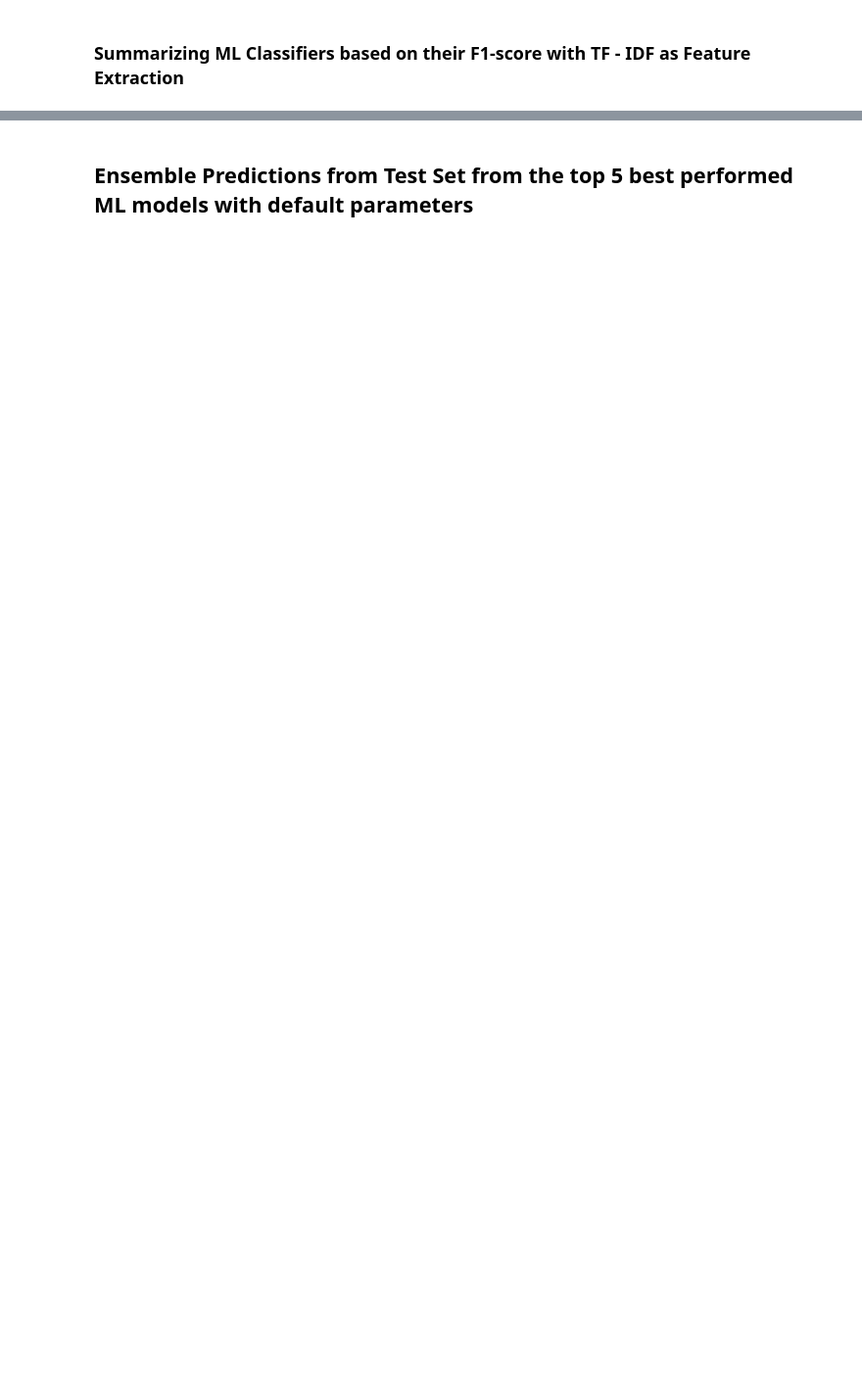
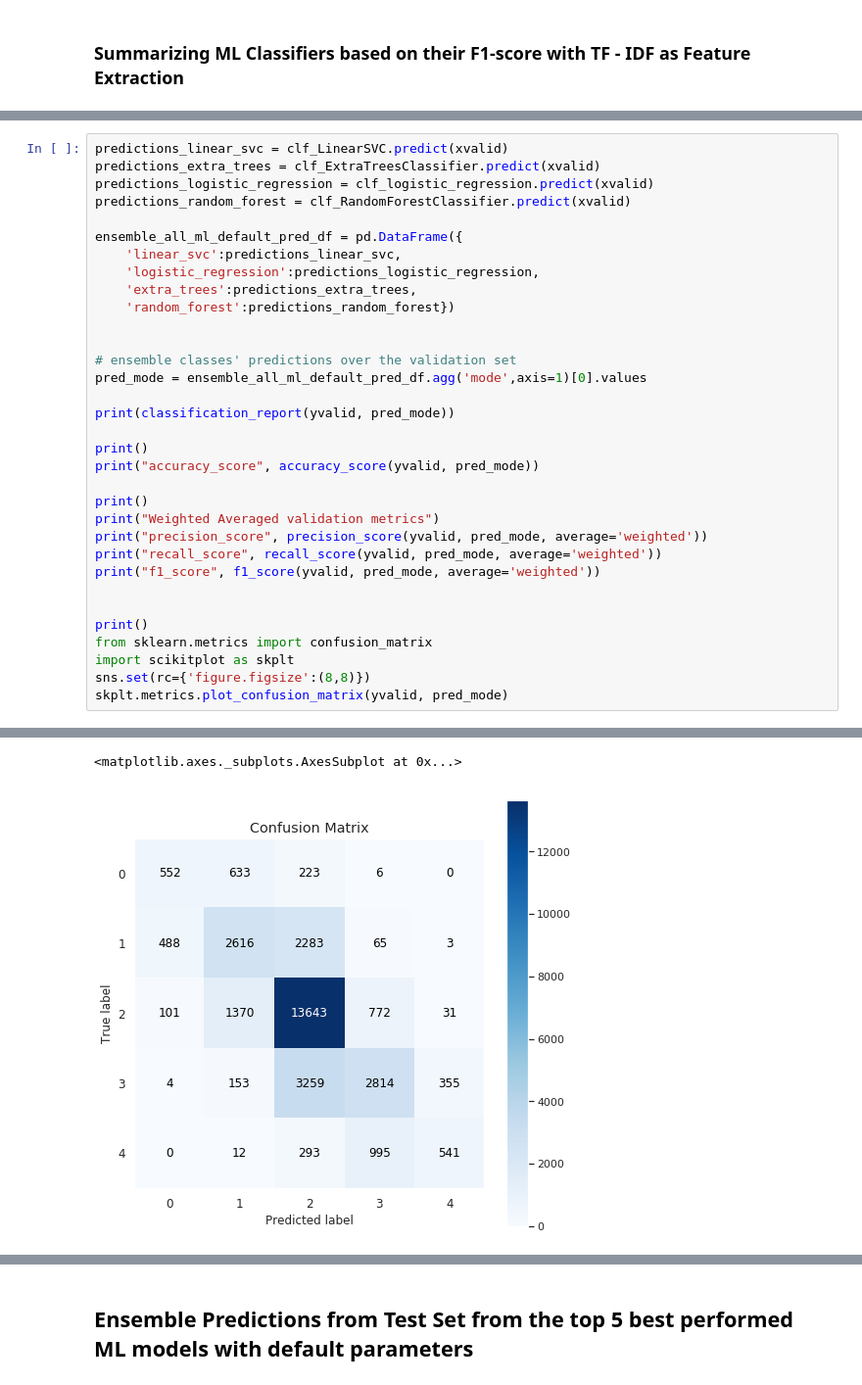
Before and after one commit to praxitelisk/MLND-P6-Capstone-Project-Movie-Review-Sentiment-Analysis, a Jupyter notebook: MovieReview -2- ML and TF-IDF.ipynb, the cells around one changed output, grey strips where cells are left out. Shown at 98% size. Drawn from its saved outputs; the diff is of its cells as text; blank space fills up the shorter version.

```diff
--- a/MovieReview -2- ML and TF-IDF.ipynb
+++ b/MovieReview -2- ML and TF-IDF.ipynb
@@ -930,0 +960,34 @@ ml_default_performance_metrics_df.sort_values(by="training-time", ascending=True
+# %%
+predictions_linear_svc = clf_LinearSVC.predict(xvalid)
+predictions_extra_trees = clf_ExtraTreesClassifier.predict(xvalid)
+predictions_logistic_regression = clf_logistic_regression.predict(xvalid)
+predictions_random_forest = clf_RandomForestClassifier.predict(xvalid)
+
+ensemble_all_ml_default_pred_df = pd.DataFrame({
+    'linear_svc':predictions_linear_svc,
+    'logistic_regression':predictions_logistic_regression,
+    'extra_trees':predictions_extra_trees,
+    'random_forest':predictions_random_forest})
+
+
+# ensemble classes' predictions over the validation set
+pred_mode = ensemble_all_ml_default_pred_df.agg('mode',axis=1)[0].values
+
+print(classification_report(yvalid, pred_mode))
+
+print()
+print("accuracy_score", accuracy_score(yvalid, pred_mode))
+
+print()
+print("Weighted Averaged validation metrics")
+print("precision_score", precision_score(yvalid, pred_mode, average='weighted'))
+print("recall_score", recall_score(yvalid, pred_mode, average='weighted'))
+print("f1_score", f1_score(yvalid, pred_mode, average='weighted'))
+
+
+print()
+from sklearn.metrics import confusion_matrix
+import scikitplot as skplt
+sns.set(rc={'figure.figsize':(8,8)})
+skplt.metrics.plot_confusion_matrix(yvalid, pred_mode)
+# %% [output]
@@ -931 +1013,3 @@ ml_default_performance_metrics_df.sort_values(by="training-time", ascending=True
+<matplotlib.axes._subplots.AxesSubplot at 0x...>
+[figure, added]
 # %% [markdown]
```
Also changed, not shown: parts of 106 cells of this notebook.
